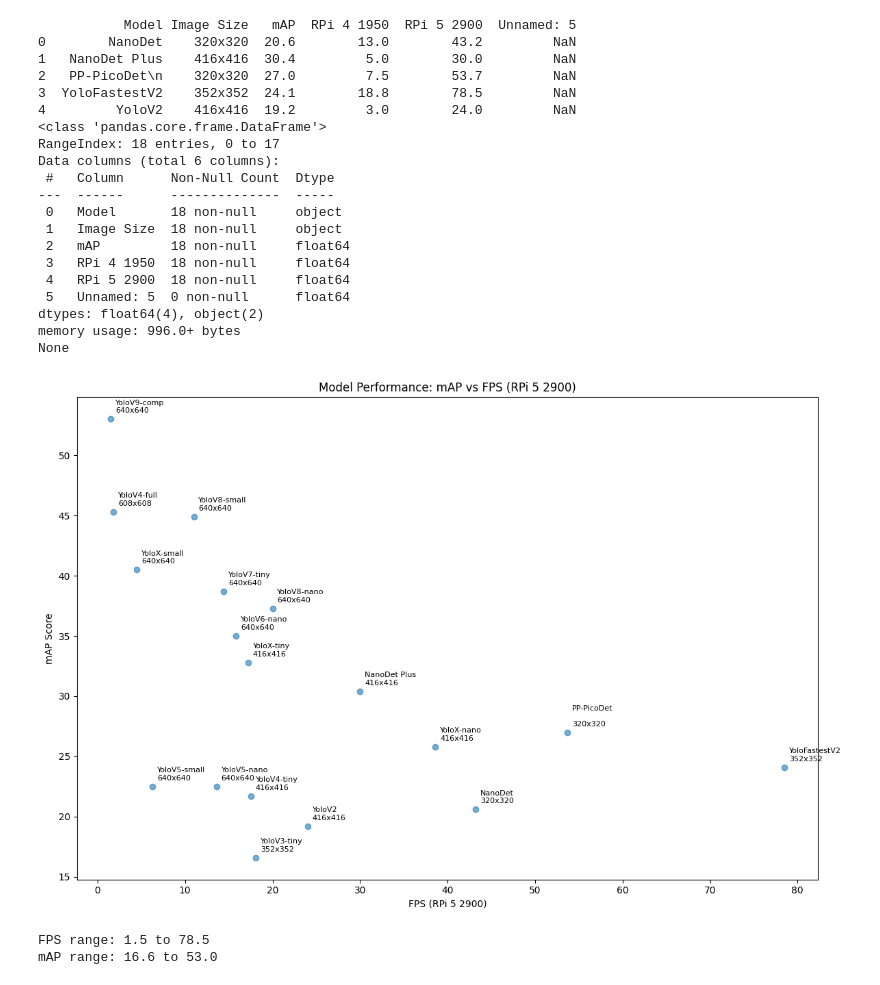
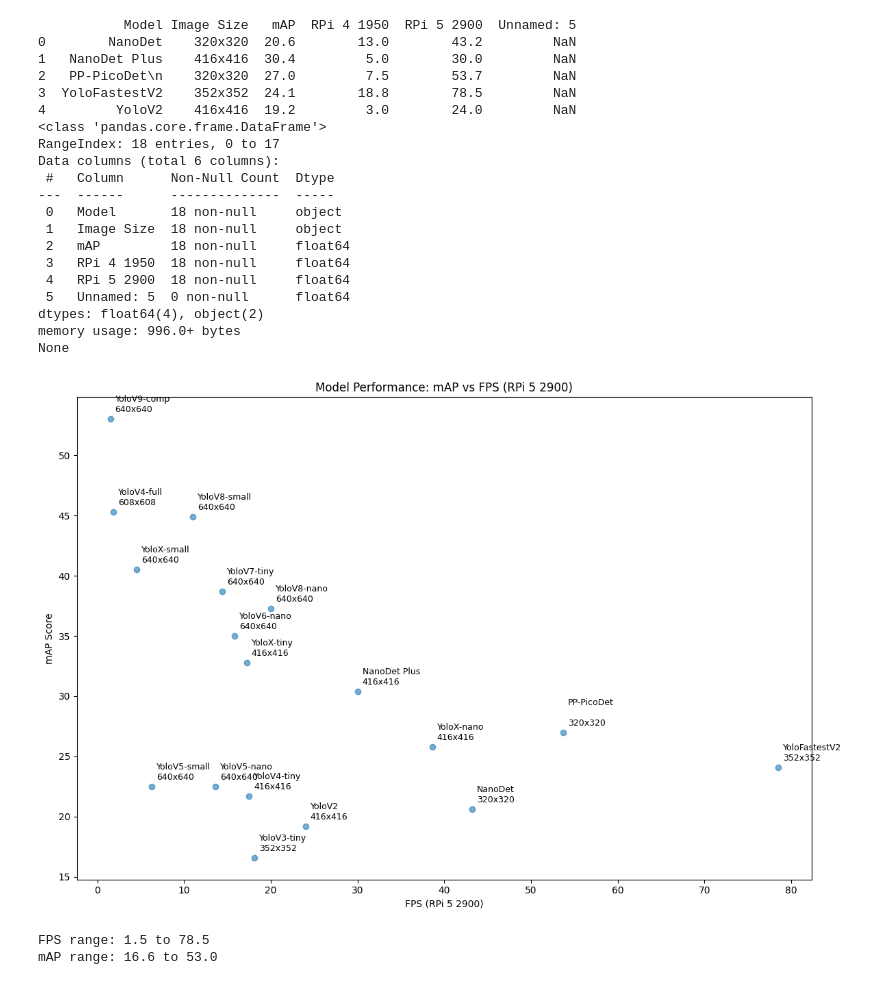
Before and after one commit to dnth/rpi_inference, a Jupyter notebook: plot.ipynb, the cells around one changed output. Cells and saved outputs as stored; diff of their text form; code cells hidden in the pictures.

```diff
--- a/plot.ipynb
+++ b/plot.ipynb
@@ -34,37 +34,37 @@ for i, row in df.iterrows():
     model_name = row['Model'].split('/')[-1]
     plt.annotate(f"{model_name}\n{row['Image Size']}",
                  (row['RPi 5 2900'], row['mAP']),
-                 xytext=(5, 5), textcoords='offset points', fontsize=8,
+                 xytext=(5, 5), textcoords='offset points', fontsize=9,
                  ha='left', va='bottom')
 
 # Show the plot
 plt.tight_layout()
 plt.show()
 
 # Print min and max values to check the scale
 print(f"FPS range: {df['RPi 5 2900'].min()} to {df['RPi 5 2900'].max()}")
 print(f"mAP range: {df['mAP'].min()} to {df['mAP'].max()}")
 # %% [output]
            Model Image Size   mAP  RPi 4 1950  RPi 5 2900  Unnamed: 5
 0        NanoDet    320x320  20.6        13.0        43.2         NaN
 1   NanoDet Plus    416x416  30.4         5.0        30.0         NaN
 2   PP-PicoDet\n    320x320  27.0         7.5        53.7         NaN
 3  YoloFastestV2    352x352  24.1        18.8        78.5         NaN
 4         YoloV2    416x416  19.2         3.0        24.0         NaN
 <class 'pandas.core.frame.DataFrame'>
 RangeIndex: 18 entries, 0 to 17
 Data columns (total 6 columns):
  #   Column      Non-Null Count  Dtype
 ---  ------      --------------  -----
  0   Model       18 non-null     object
  1   Image Size  18 non-null     object
  2   mAP         18 non-null     float64
  3   RPi 4 1950  18 non-null     float64
  4   RPi 5 2900  18 non-null     float64
  5   Unnamed: 5  0 non-null      float64
 dtypes: float64(4), object(2)
 memory usage: 996.0+ bytes
 None
-[figure, old version]
+[figure, new version]
 FPS range: 1.5 to 78.5
 mAP range: 16.6 to 53.0
```
